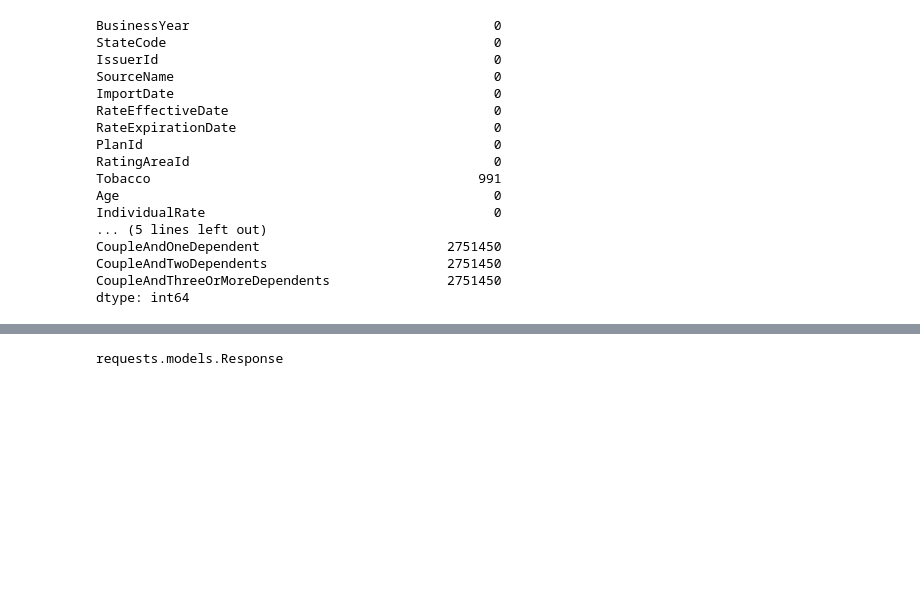
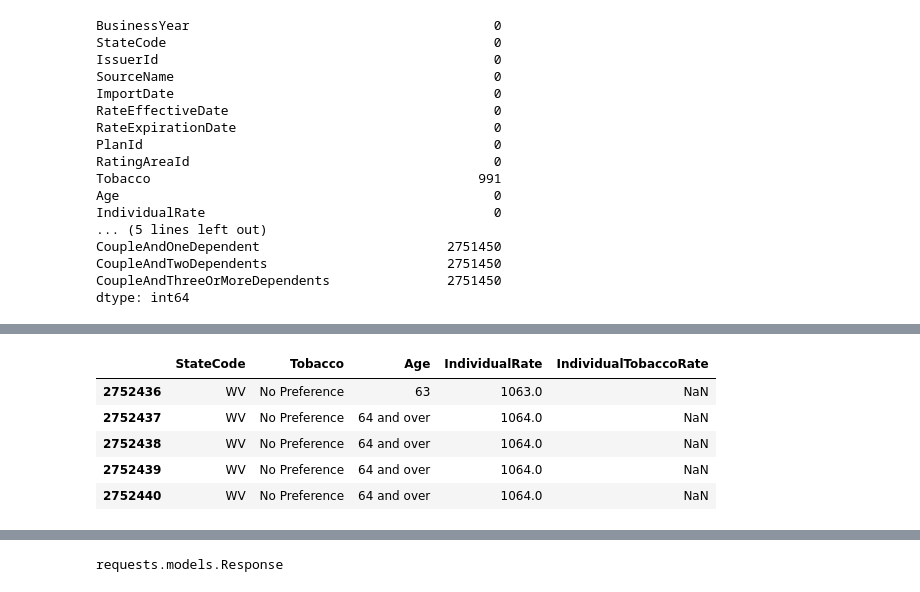
Before and after one commit to burkecate/UCDPA_Burke, a Jupyter notebook: Jupter Project.ipynb, the cells around one changed output, grey strips where cells are left out. Cells and saved outputs as stored; diff of their text form; code cells hidden in the pictures; blank space fills up the shorter version.

```diff
--- a/Jupter Project.ipynb
+++ b/Jupter Project.ipynb
@@ -266,0 +304,9 @@ print(cms_rate_data_individual.head())
+# %%
+cms_rate_data_individual_outlier_removed.tail()
+# %% [output]
+|  | StateCode | Tobacco | Age | IndividualRate | IndividualTobaccoRate |
+| 2752436 | WV | No Preference | 63 | 1063.0 | NaN |
+| 2752437 | WV | No Preference | 64 and over | 1064.0 | NaN |
+| 2752438 | WV | No Preference | 64 and over | 1064.0 | NaN |
+| 2752439 | WV | No Preference | 64 and over | 1064.0 | NaN |
+| 2752440 | WV | No Preference | 64 and over | 1064.0 | NaN |
```
Also changed, not shown: parts of 45 cells of this notebook.
